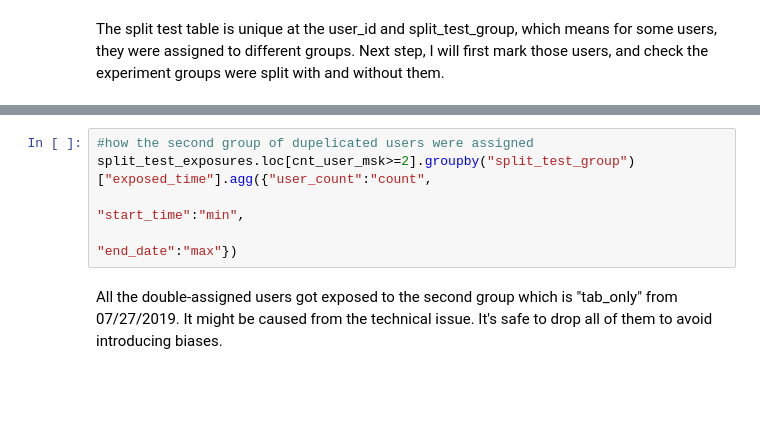
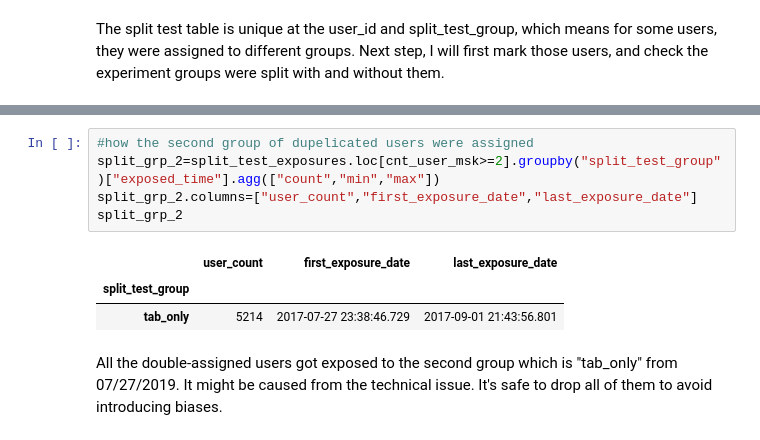
Before and after one commit to GoCodeDaHaohao/PythonNotes, a Jupyter notebook: Referral_Program_AB_Test_Analysis.ipynb, the cells around one changed output, grey strips where cells are left out. Saved outputs shown, nothing was run; the diff lists cells and outputs as text; blank space fills up the shorter version.

```diff
--- a/Referral_Program_AB_Test_Analysis.ipynb
+++ b/Referral_Program_AB_Test_Analysis.ipynb
@@ -114,8 +130,12 @@ len(dup_users)
 # %%
 #how the second group of dupelicated users were assigned
-split_test_exposures.loc[cnt_user_msk>=2].groupby("split_test_group")["exposed_time"].agg({"user_count":"count",
-                                                                                           "start_time":"min",
-                                                                                           "end_date":"max"})
+split_grp_2=split_test_exposures.loc[cnt_user_msk>=2].groupby("split_test_group")["exposed_time"].agg(["count","min","max"])
+split_grp_2.columns=["user_count","first_exposure_date","last_exposure_date"]
+split_grp_2
+# %% [output]
+|  | user_count | first_exposure_date | last_exposure_date |
+| split_test_group |  |  |  |
+| tab_only | 5214 | 2017-07-27 23:38:46.729 | 2017-09-01 21:43:56.801 |
 # %% [markdown]
 All the double-assigned users got exposed to the second group which is "tab_only" from 07/27/2019. It might be caused from the technical issue. It's safe to drop all of them to avoid introducing biases.
 # %%
```
Also changed, not shown: parts of 19 cells of this notebook.
